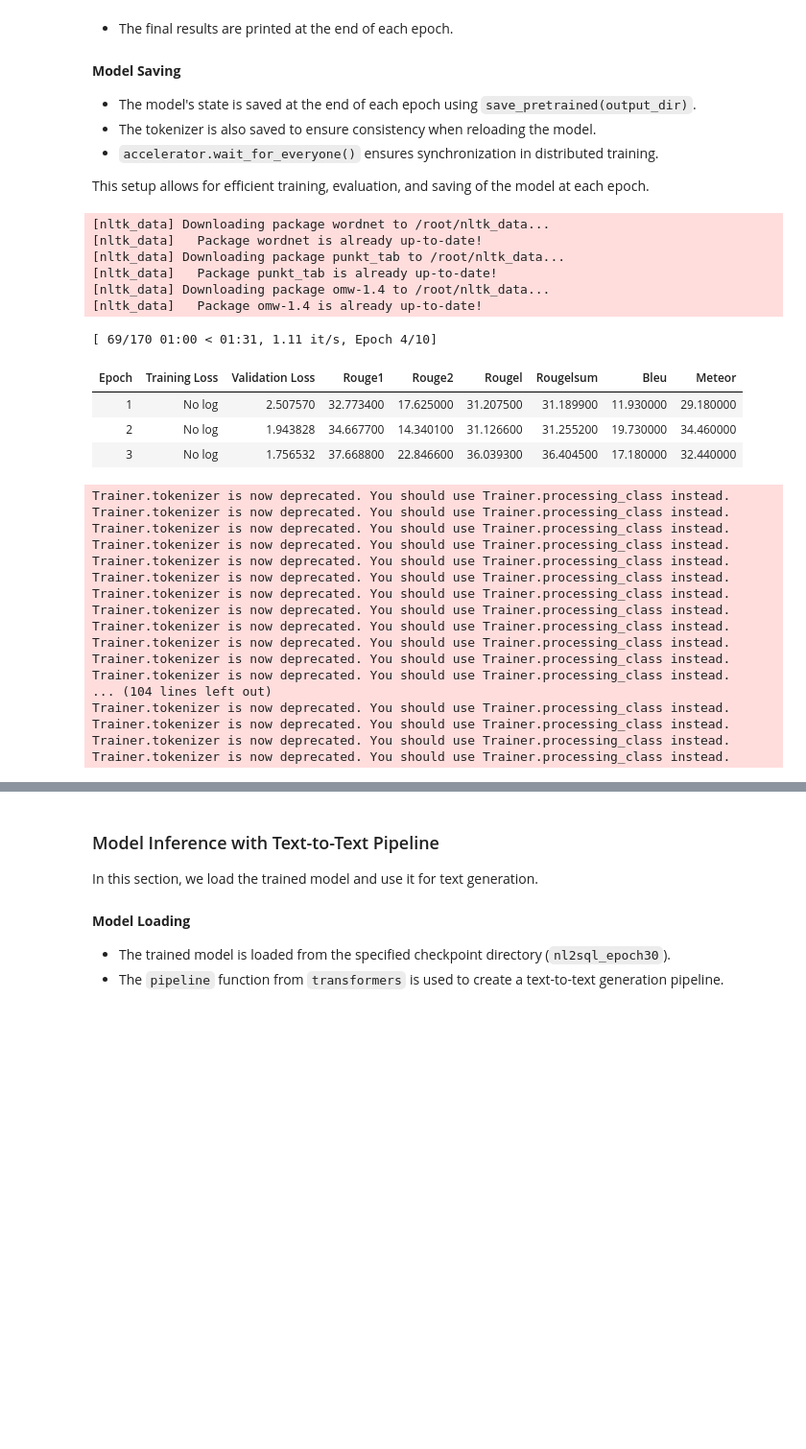
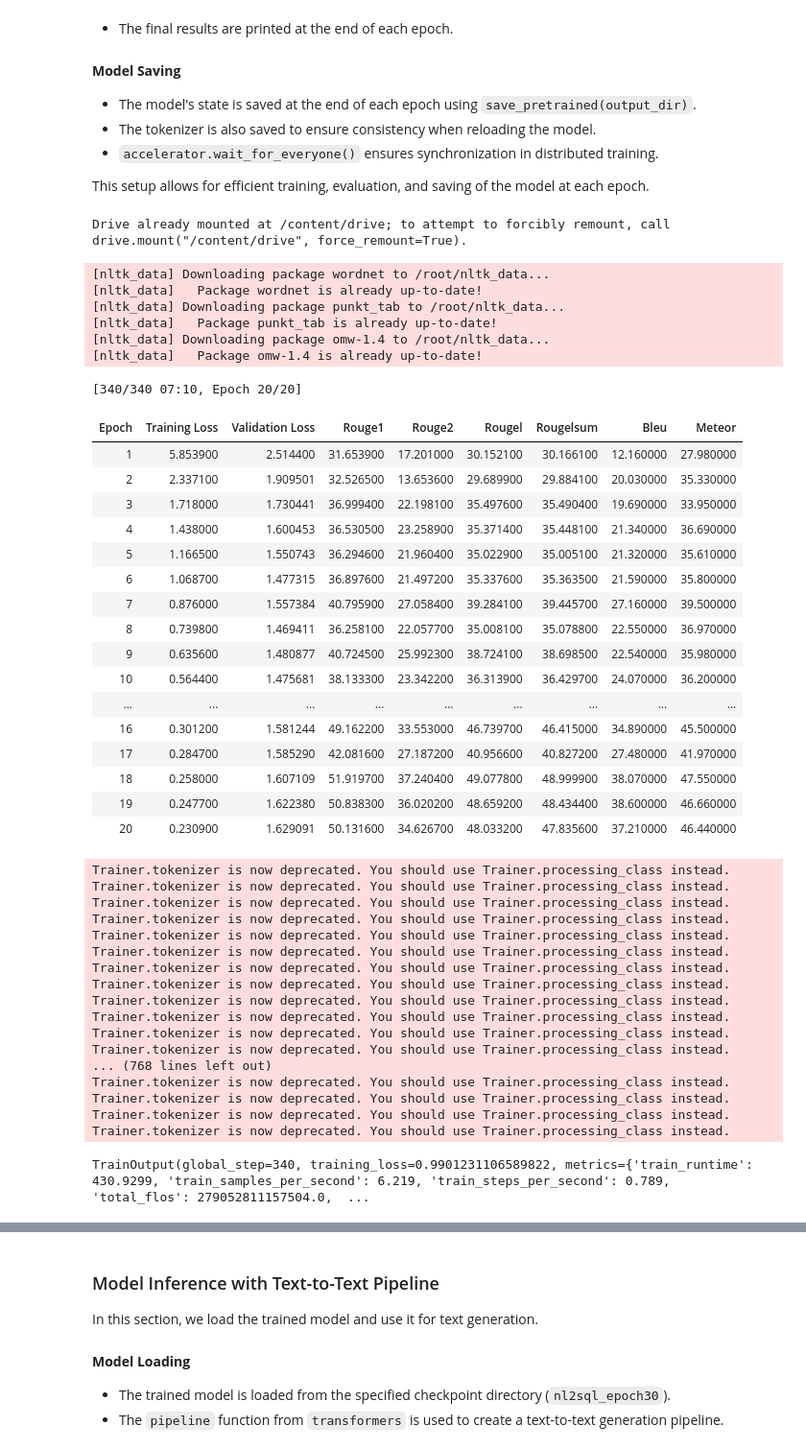
Before and after one commit to benedettoscala/ifttt-code-generator, a Jupyter notebook: bart_nl2ifttt.ipynb, the cells around one changed output, grey strips where cells are left out. Shown at 96% size. Drawn from its saved outputs; the diff is of its cells as text; code cells hidden in the pictures; blank space fills up the shorter version.

Commit message:
Creato con Colab

```diff
--- a/bart_nl2ifttt.ipynb
+++ b/bart_nl2ifttt.ipynb
@@ -399,6 +405,11 @@ This section defines the main training and evaluation loop for the model.
 - `accelerator.wait_for_everyone()` ensures synchronization in distributed training.
 
 This setup allows for efficient training, evaluation, and saving of the model at each epoch.
+# %%
+from google.colab import drive
+drive.mount('/content/drive')
+# %% [output]
+Drive already mounted at /content/drive; to attempt to forcibly remount, call drive.mount("/content/drive", force_remount=True).
 # %%
 from transformers import Seq2SeqTrainer, Seq2SeqTrainingArguments, DataCollatorForSeq2Seq
 import evaluate
@@ -410,7 +421,7 @@ rouge_score = evaluate.load("rouge")
 bleu_score = evaluate.load("bleu")
 meteor_score = evaluate.load("meteor")
 
-num_train_epochs = 10
+num_train_epochs = 20
 
 # Funzione per la generazione e la valutazione delle metriche
 def compute_metrics(eval_pred):
@@ -457,44 +468,58 @@ def compute_metrics(eval_pred):
 
 # Definizione degli argomenti di training
 training_args = Seq2SeqTrainingArguments(
-    output_dir="nl2sql_bart",
+    output_dir="/content/drive/Shareddrives/NLPMODELS/nl2sql_bart_final",
     evaluation_strategy="epoch",  # Valutazione dopo ogni epoca
+    logging_strategy="epoch",
     #save_strategy="epoch",  # Salvataggio automatico ogni epoca
     per_device_train_batch_size=8,
     per_device_eval_batch_size=8,
     num_train_epochs=num_train_epochs,
-    save_total_limit=2,  # Mantiene solo gli ultimi due checkpoint
+    #save_total_limit=2,  # Mantiene solo gli ultimi due checkpoint
     fp16=torch.cuda.is_available(),  # Usa FP16 se disponibile
     report_to="none",  # Evita di inviare log a sistemi di tracking
     predict_with_generate=True,  # Usa generate() durante l'inferenza
     remove_unused_columns=True
 )
 
 # Creazione del Trainer
 trainer = Seq2SeqTrainer(
     model=model,
     args=training_args,
     train_dataset=tokenized_datasets['train'],  # Usa dataset invece di dataloader
     eval_dataset=tokenized_datasets['test'],
     tokenizer=tokenizer,
     data_collator=data_collator,
     compute_metrics=compute_metrics,
 )
 
 # Avvio del training
 trainer.train()
 # %% [output]
 [nltk_data] Downloading package wordnet to /root/nltk_data...
 [nltk_data]   Package wordnet is already up-to-date!
 [nltk_data] Downloading package punkt_tab to /root/nltk_data...
 [nltk_data]   Package punkt_tab is already up-to-date!
 [nltk_data] Downloading package omw-1.4 to /root/nltk_data...
 [nltk_data]   Package omw-1.4 is already up-to-date!
-[ 69/170 01:00 < 01:31, 1.11 it/s, Epoch 4/10]
+[340/340 07:10, Epoch 20/20]
 | Epoch | Training Loss | Validation Loss | Rouge1 | Rouge2 | Rougel | Rougelsum | Bleu | Meteor |
-| 1 | No log | 2.507570 | 32.773400 | 17.625000 | 31.207500 | 31.189900 | 11.930000 | 29.180000 |
-| 2 | No log | 1.943828 | 34.667700 | 14.340100 | 31.126600 | 31.255200 | 19.730000 | 34.460000 |
-| 3 | No log | 1.756532 | 37.668800 | 22.846600 | 36.039300 | 36.404500 | 17.180000 | 32.440000 |
+| 1 | 5.853900 | 2.514400 | 31.653900 | 17.201000 | 30.152100 | 30.166100 | 12.160000 | 27.980000 |
+| 2 | 2.337100 | 1.909501 | 32.526500 | 13.653600 | 29.689900 | 29.884100 | 20.030000 | 35.330000 |
+| 3 | 1.718000 | 1.730441 | 36.999400 | 22.198100 | 35.497600 | 35.490400 | 19.690000 | 33.950000 |
+| 4 | 1.438000 | 1.600453 | 36.530500 | 23.258900 | 35.371400 | 35.448100 | 21.340000 | 36.690000 |
+| 5 | 1.166500 | 1.550743 | 36.294600 | 21.960400 | 35.022900 | 35.005100 | 21.320000 | 35.610000 |
+| 6 | 1.068700 | 1.477315 | 36.897600 | 21.497200 | 35.337600 | 35.363500 | 21.590000 | 35.800000 |
+| 7 | 0.876000 | 1.557384 | 40.795900 | 27.058400 | 39.284100 | 39.445700 | 27.160000 | 39.500000 |
+| 8 | 0.739800 | 1.469411 | 36.258100 | 22.057700 | 35.008100 | 35.078800 | 22.550000 | 36.970000 |
+| 9 | 0.635600 | 1.480877 | 40.724500 | 25.992300 | 38.724100 | 38.698500 | 22.540000 | 35.980000 |
+| 10 | 0.564400 | 1.475681 | 38.133300 | 23.342200 | 36.313900 | 36.429700 | 24.070000 | 36.200000 |
+| ... | ... | ... | ... | ... | ... | ... | ... | ... |
+| 16 | 0.301200 | 1.581244 | 49.162200 | 33.553000 | 46.739700 | 46.415000 | 34.890000 | 45.500000 |
+| 17 | 0.284700 | 1.585290 | 42.081600 | 27.187200 | 40.956600 | 40.827200 | 27.480000 | 41.970000 |
+| 18 | 0.258000 | 1.607109 | 51.919700 | 37.240400 | 49.077800 | 48.999900 | 38.070000 | 47.550000 |
+| 19 | 0.247700 | 1.622380 | 50.838300 | 36.020200 | 48.659200 | 48.434400 | 38.600000 | 46.660000 |
+| 20 | 0.230900 | 1.629091 | 50.131600 | 34.626700 | 48.033200 | 47.835600 | 37.210000 | 46.440000 |
 Trainer.tokenizer is now deprecated. You should use Trainer.processing_class instead.
 Trainer.tokenizer is now deprecated. You should use Trainer.processing_class instead.
 Trainer.tokenizer is now deprecated. You should use Trainer.processing_class instead.
@@ -507,8 +532,9 @@ Trainer.tokenizer is now deprecated. You should use Trainer.processing_class ins
 Trainer.tokenizer is now deprecated. You should use Trainer.processing_class instead.
 Trainer.tokenizer is now deprecated. You should use Trainer.processing_class instead.
 Trainer.tokenizer is now deprecated. You should use Trainer.processing_class instead.
-... (104 lines left out)
+... (768 lines left out)
 Trainer.tokenizer is now deprecated. You should use Trainer.processing_class instead.
 Trainer.tokenizer is now deprecated. You should use Trainer.processing_class instead.
 Trainer.tokenizer is now deprecated. You should use Trainer.processing_class instead.
 Trainer.tokenizer is now deprecated. You should use Trainer.processing_class instead.
+TrainOutput(global_step=340, training_loss=0.9901231106589822, metrics={'train_runtime': 430.9299, 'train_samples_per_second': 6.219, 'train_steps_per_second': 0.789, 'total_flos': 279052811157504.0,  ...
```
Also changed, not shown: parts of 9 cells of this notebook.
